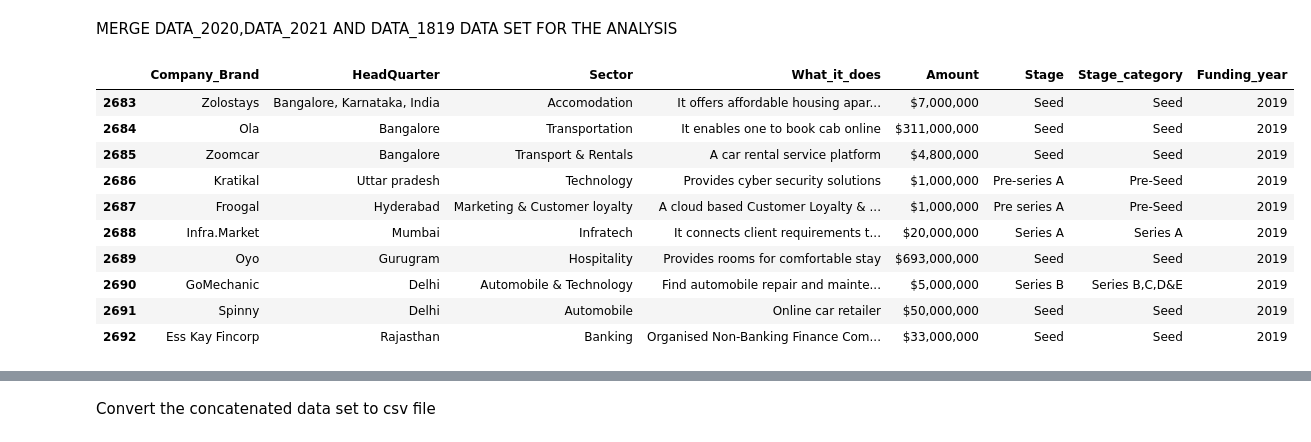
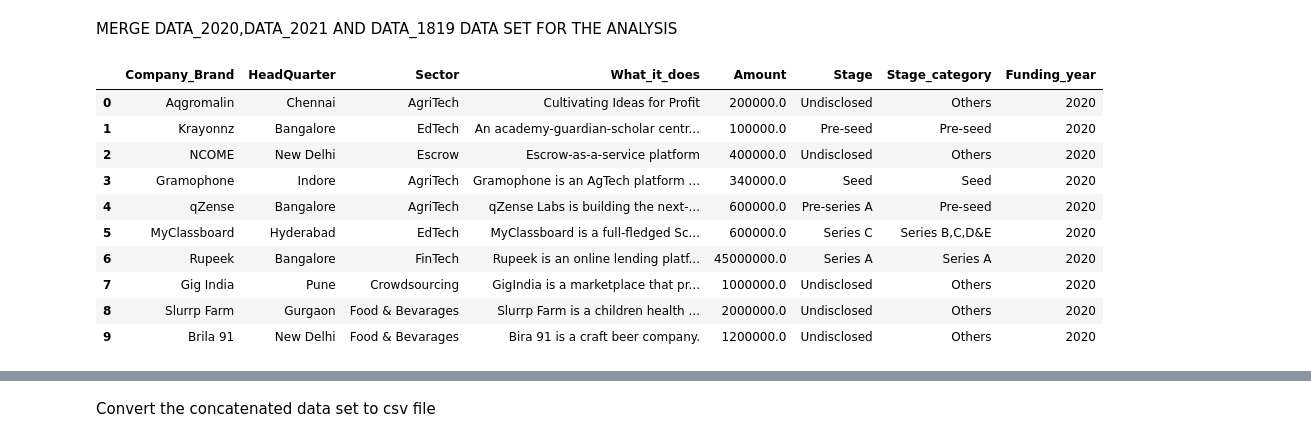
Before and after one commit to Iyanuadeleye01/lp1-project, a Jupyter notebook: main.ipynb, the cells around one changed output, grey strips where cells are left out. Saved outputs shown, nothing was run; the diff lists cells and outputs as text; code cells hidden in the pictures.

```diff
--- a/main.ipynb
+++ b/main.ipynb
@@ -1286,10 +1351,13 @@ $33,000,000       1
 Name: count, Length: 235, dtype: int64
 # %%
 # Replace _ with nan in the Amount column
-data_1819['Amount'].replace('_',np.nan,inplace=True, regex=True)
+data_1819['Amount'].replace('-',np.nan,inplace=True, regex=True)
 # %%
 # Replace undisclosed with nan value
-data_1819['Amount'].replace('Undisclosed',np.nan,inplace=True)
+data_1819['Amount'].replace('$Undisclosed',np.nan,inplace=True)
+# %%
+# Remove - from the column
+data_1819 = data_1819[data_1819['Amount'] != '_']
 # %%
 # Check for the null values
 data_1819['Amount'].isna().sum()
@@ -1298,7 +1370,6 @@ data_1819['Amount'].isna().sum()
 # %%
 
-# Drop the nan values
-data_1819['Amount'].dropna(inplace=True)
+data_1819['Amount'].fillna(0, inplace=True)
 # %%
 # Check for duplicates
 data_1819['Amount'].duplicated().sum()
@@ -1567,16 +1638,16 @@ MERGE DATA_2020,DATA_2021 AND DATA_1819 DATA SET FOR THE ANALYSIS
 # %%
 df = pd.concat([data_2020,data_2021,data_1819],ignore_index=True)
 
-df.tail(10)
+df.head(10)
 # %% [output]
 |  | Company_Brand | HeadQuarter | Sector | What_it_does | Amount | Stage | Stage_category | Funding_year |
-| 2683 | Zolostays | Bangalore, Karnataka, India | Accomodation | It offers affordable housing apar... | $7,000,000 | Seed | Seed | 2019 |
-| 2684 | Ola | Bangalore | Transportation | It enables one to book cab online | $311,000,000 | Seed | Seed | 2019 |
-| 2685 | Zoomcar | Bangalore | Transport & Rentals | A car rental service platform | $4,800,000 | Seed | Seed | 2019 |
-| 2686 | Kratikal | Uttar pradesh | Technology | Provides cyber security solutions | $1,000,000 | Pre-series A | Pre-Seed | 2019 |
-| 2687 | Froogal | Hyderabad | Marketing & Customer loyalty | A cloud based Customer Loyalty & ... | $1,000,000 | Pre series A | Pre-Seed | 2019 |
-| 2688 | Infra.Market | Mumbai | Infratech | It connects client requirements t... | $20,000,000 | Series A | Series A | 2019 |
-| 2689 | Oyo | Gurugram | Hospitality | Provides rooms for comfortable stay | $693,000,000 | Seed | Seed | 2019 |
-| 2690 | GoMechanic | Delhi | Automobile & Technology | Find automobile repair and mainte... | $5,000,000 | Series B | Series B,C,D&E | 2019 |
-| 2691 | Spinny | Delhi | Automobile | Online car retailer | $50,000,000 | Seed | Seed | 2019 |
-| 2692 | Ess Kay Fincorp | Rajasthan | Banking | Organised Non-Banking Finance Com... | $33,000,000 | Seed | Seed | 2019 |
+| 0 | Aqgromalin | Chennai | AgriTech | Cultivating Ideas for Profit | 200000.0 | Undisclosed | Others | 2020 |
+| 1 | Krayonnz | Bangalore | EdTech | An academy-guardian-scholar centr... | 100000.0 | Pre-seed | Pre-seed | 2020 |
+| 2 | NCOME | New Delhi | Escrow | Escrow-as-a-service platform | 400000.0 | Undisclosed | Others | 2020 |
+| 3 | Gramophone | Indore | AgriTech | Gramophone is an AgTech platform ... | 340000.0 | Seed | Seed | 2020 |
+| 4 | qZense | Bangalore | AgriTech | qZense Labs is building the next-... | 600000.0 | Pre-series A | Pre-seed | 2020 |
+| 5 | MyClassboard | Hyderabad | EdTech | MyClassboard is a full-fledged Sc... | 600000.0 | Series C | Series B,C,D&E | 2020 |
+| 6 | Rupeek | Bangalore | FinTech | Rupeek is an online lending platf... | 45000000.0 | Series A | Series A | 2020 |
+| 7 | Gig India | Pune | Crowdsourcing | GigIndia is a marketplace that pr... | 1000000.0 | Undisclosed | Others | 2020 |
+| 8 | Slurrp Farm | Gurgaon | Food & Bevarages | Slurrp Farm is a children health ... | 2000000.0 | Undisclosed | Others | 2020 |
+| 9 | Brila 91 | New Delhi | Food & Bevarages | Bira 91 is a craft beer company. | 1200000.0 | Undisclosed | Others | 2020 |
```
Also changed, not shown: parts of 70 cells of this notebook, 1 other file.
